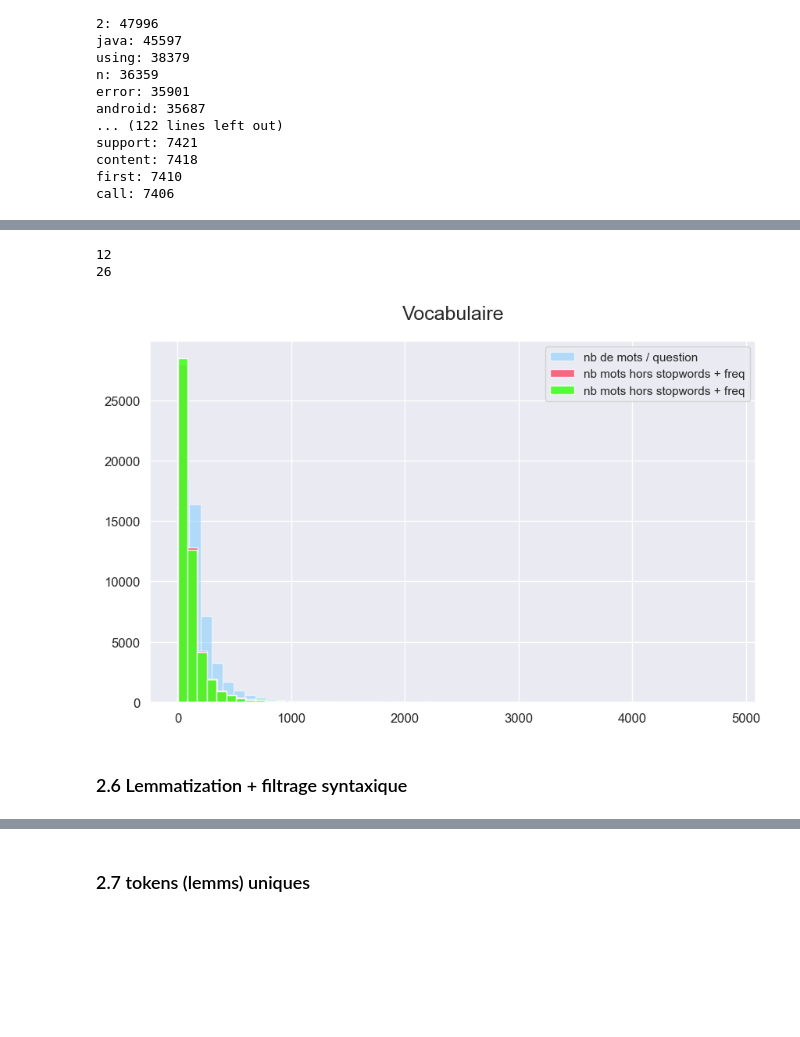
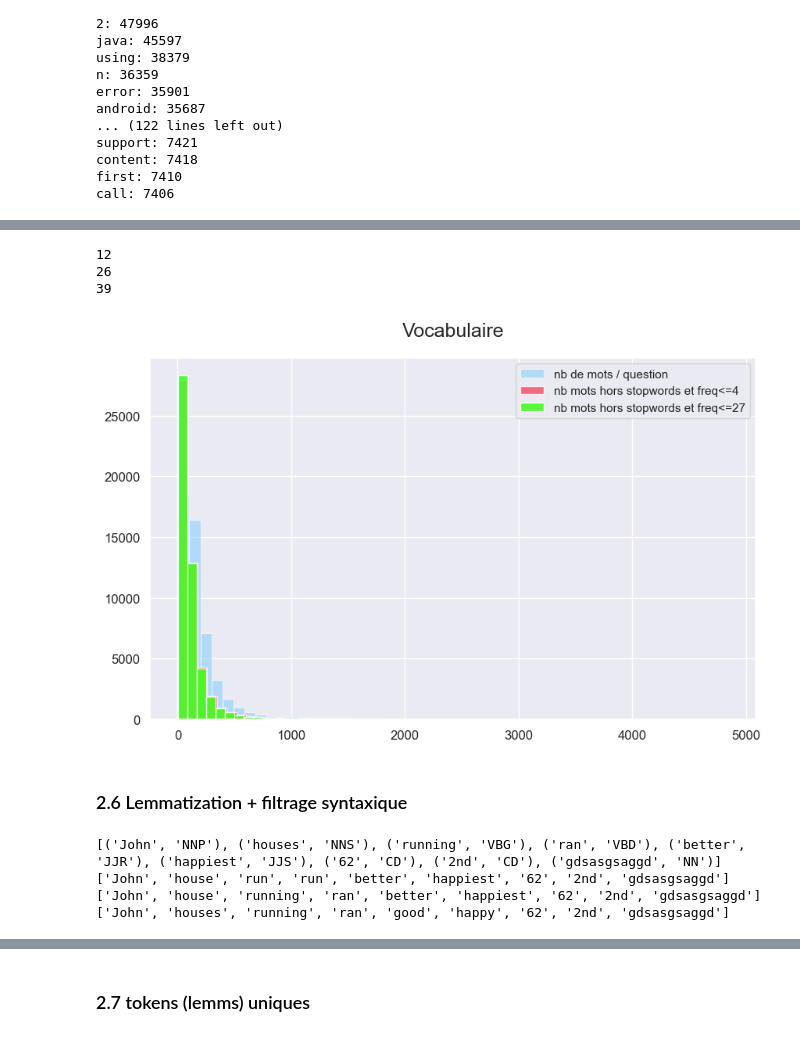
Before and after one commit to Kiwinokoto/ML_student, a Jupyter notebook: notebooks/Oudelet_Kevin_1_notebook_exploration_271123.ipynb, the cells around one changed output, grey strips where cells are left out. Cells and saved outputs as stored; diff of their text form; code cells hidden in the pictures; blank space fills up the shorter version.

```diff
--- a/notebooks/Oudelet_Kevin_1_notebook_exploration_271123.ipynb
+++ b/notebooks/Oudelet_Kevin_1_notebook_exploration_271123.ipynb
@@ -943,19 +976,25 @@ raw_questions_tags['nb_tokens_body_no_stopwords_soft'] = raw_questions_tags['bod
 # %%
-# Apply the preprocessing function to body, filtering all rare tokens
+# Apply the preprocessing function to body, filtering more rare tokens
 raw_questions_tags['body_tokens_no_stopwords_hard'] = raw_questions_tags['body_tokens'].parallel_apply(
-    lambda x: preprocess_2_remove_stopwords_frequent_rare(x, forbidden_10))
+    lambda x: preprocess_2_remove_stopwords_frequent_rare(x, forbidden_f27_95p))
 
 raw_questions_tags['nb_tokens_body_no_stopwords_hard'] = raw_questions_tags['body_tokens_no_stopwords_hard'].apply(len)
 # %%
-# and titles
+# same with titles
 raw_questions_tags['title_tokens_no_stopwords_soft'] = raw_questions_tags['title_tokens'].parallel_apply(
-    lambda x: preprocess_2_remove_stopwords_frequent_rare(x, forbidden_4))
+    lambda x: preprocess_2_remove_stopwords_frequent_rare(x, forbidden_f4_80p))
 
 raw_questions_tags['nb_tokens_title_no_stopwords_soft'] = raw_questions_tags['title_tokens_no_stopwords_soft'].apply(len)
+# %%
+# Apply the preprocessing function to title, filtering rare tokens
+raw_questions_tags['title_tokens_no_stopwords_medium'] = raw_questions_tags['title_tokens'].parallel_apply(
+    lambda x: preprocess_2_remove_stopwords_frequent_rare(x, forbidden_f10_90p))
+
+raw_questions_tags['nb_tokens_title_no_stopwords_medium'] = raw_questions_tags['title_tokens_no_stopwords_medium'].apply(len)
 # %%
 # and titles
 raw_questions_tags['title_tokens_no_stopwords_hard'] = raw_questions_tags['title_tokens'].parallel_apply(
-    lambda x: preprocess_2_remove_stopwords_frequent_rare(x, forbidden_10))
+    lambda x: preprocess_2_remove_stopwords_frequent_rare(x, forbidden_f27_95p))
 
 raw_questions_tags['nb_tokens_title_no_stopwords_hard'] = raw_questions_tags['title_tokens_no_stopwords_hard'].apply(len)
 # %%
@@ -976,33 +1015,37 @@ raw_questions_tags.describe()
 # Combien ?
 
 print(raw_questions_tags.loc[raw_questions_tags['nb_tokens_title_no_stopwords_soft'] == 0, :].shape[0])
+print(raw_questions_tags.loc[raw_questions_tags['nb_tokens_title_no_stopwords_medium'] == 0, :].shape[0])
 print(raw_questions_tags.loc[raw_questions_tags['nb_tokens_title_no_stopwords_hard'] == 0, :].shape[0])
 
 # Pas tant que ça
 # %% [output]
 12
 26
+39
 # %%
 fig, ax = plt.subplots(figsize=(10, 6))
 
 # Plotting 'nb_mots'
 raw_questions_tags['nb_tokens_body'].hist(density=False, bins=50, ax=ax, color='#7cf', alpha=0.5, label='nb de mots / question')
 
 # Plotting 'nb_mots non stopwords'
 raw_questions_tags['nb_tokens_body_no_stopwords_soft'].hist(density=False, bins=50, color='#f46', ax=ax,
-                                                          alpha=0.8, label='nb mots hors stopwords + freq')
+                                                          alpha=0.8, label='nb mots hors stopwords et freq<=4')
 
 # Plotting 'nb_mots non stopwords'
 raw_questions_tags['nb_tokens_body_no_stopwords_hard'].hist(density=False, bins=50, color='#4f2', ax=ax,
-                                                          alpha=0.9, label='nb mots hors stopwords + freq')
+                                                          alpha=0.9, label='nb mots hors stopwords et freq<=27')
 
 
 plt.title('Vocabulaire', pad=20, fontsize=18)
 plt.xticks(fontsize=12)
 plt.yticks(fontsize=12)
 
 ax.legend()
 
 plt.show()
+
+# La difference /distribution devient difficile à voir
 # %% [output]
-[figure, old version]
+[figure, new version]
@@ -1011,13 +1058,21 @@ plt.show()
 # %%
 # test
 lemmatizer = WordNetLemmatizer()
-words = ['John', 'house', "running", 'ran', "better", "happiest", '62', '2nd', 'gdsasgsaggd']
+words = ['John', 'houses', "running", 'ran', "better", "happiest", '62', '2nd', 'gdsasgsaggd']
 print(nltk.pos_tag(words))
 
 lemmas = [lemmatizer.lemmatize(word, pos='v') for word in words]
 print(lemmas)
 
+lemmas = [lemmatizer.lemmatize(word, pos='n') for word in words]
+print(lemmas)
+
 lemmas = [lemmatizer.lemmatize(word, pos=wordnet.ADJ) for word in words]
 print(lemmas)
+# %% [output]
+[('John', 'NNP'), ('houses', 'NNS'), ('running', 'VBG'), ('ran', 'VBD'), ('better', 'JJR'), ('happiest', 'JJS'), ('62', 'CD'), ('2nd', 'CD'), ('gdsasgsaggd', 'NN')]
+['John', 'house', 'run', 'run', 'better', 'happiest', '62', '2nd', 'gdsasgsaggd']
+['John', 'house', 'running', 'ran', 'better', 'happiest', '62', '2nd', 'gdsasgsaggd']
+['John', 'houses', 'running', 'ran', 'good', 'happy', '62', '2nd', 'gdsasgsaggd']
 # %%
 # + filtrage implicite du vocabulaire non-anglais ?
```
Also changed, not shown: parts of 39 cells of this notebook.
